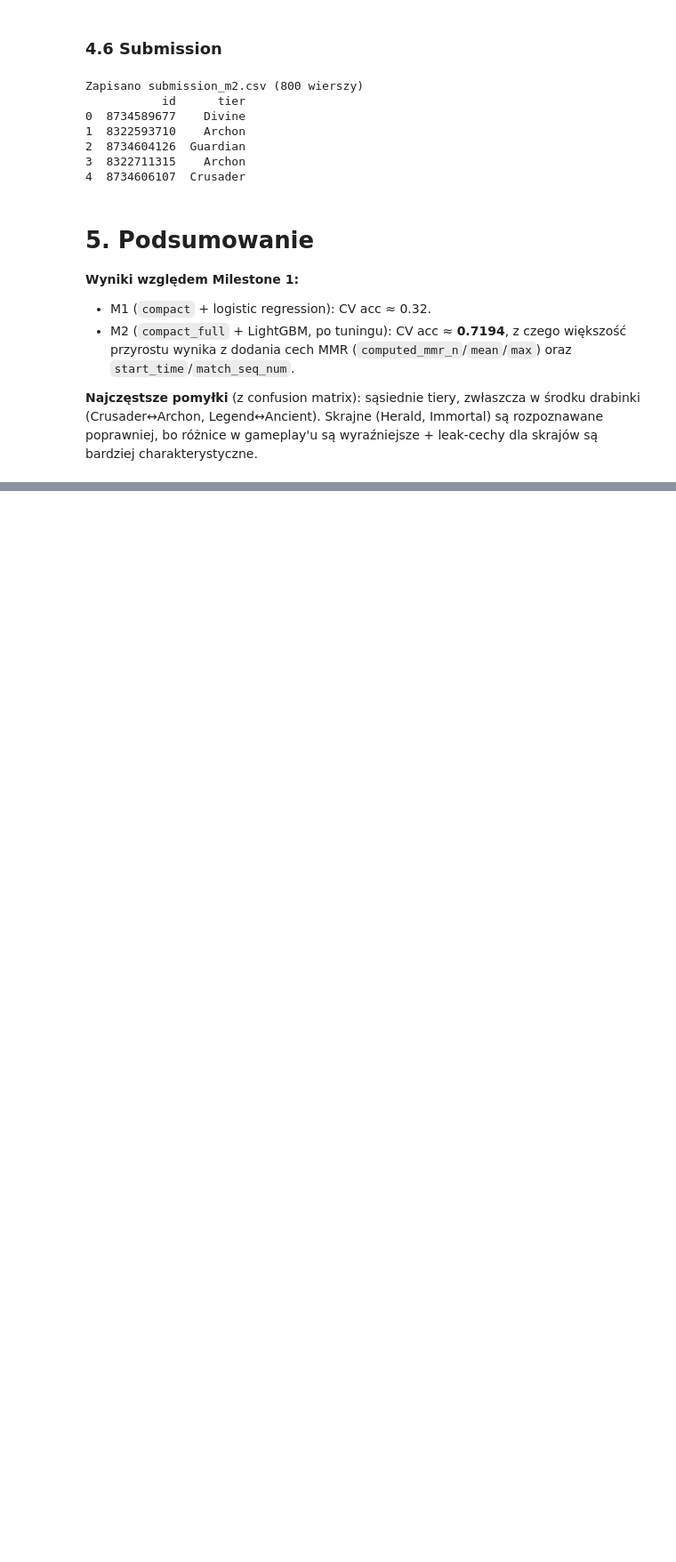
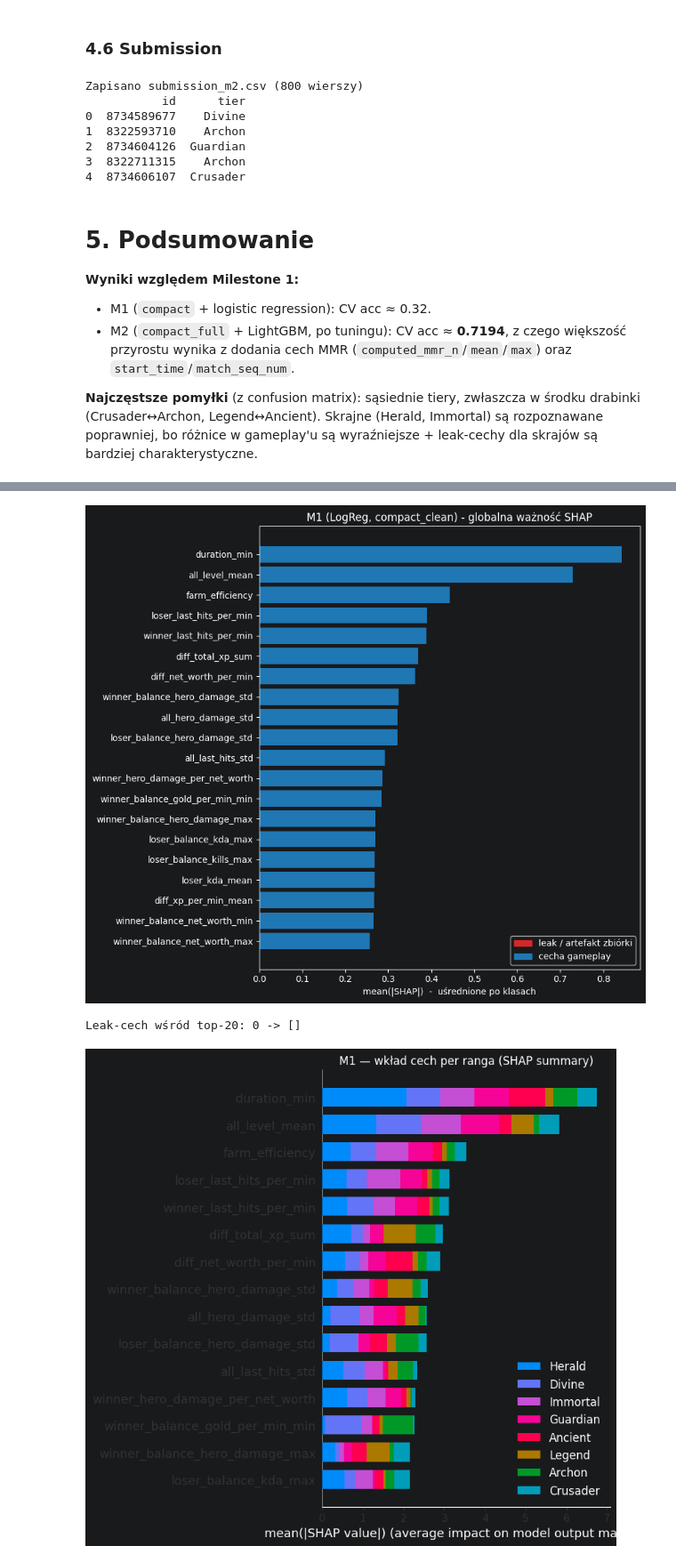
Before and after one commit to dmarek03/SwSI, a Jupyter notebook: project_files/dota_rank_classifier.ipynb, the cells around one changed output, grey strips where cells are left out. Shown at 89% size. Drawn from its saved outputs; the diff is of its cells as text; code cells hidden in the pictures; blank space fills up the shorter version.

```diff
--- a/project_files/dota_rank_classifier.ipynb
+++ b/project_files/dota_rank_classifier.ipynb
@@ -1664,0 +1938,17 @@ charakterystyczne.
+# %%
+plot_importance_bar(
+    gi_m1, "M1 (LogReg, compact_clean) - globalna ważność SHAP",
+    "mean(|SHAP|)  -  uśrednione po klasach", top_n=20,
+)
+
+shap.summary_plot(
+    [expl_m1.values[:, :, k] for k in range(len(CLASSES))],
+    X_m1_expl, class_names=CLASSES, max_display=15, show=False,
+)
+plt.title("M1 — wkład cech per ranga (SHAP summary)")
+plt.tight_layout()
+plt.show()
+# %% [output]
+[figure, added]
+Leak-cech wśród top-20: 0 -> []
+[figure, added]
```
Also changed, not shown: parts of 29 cells of this notebook.
